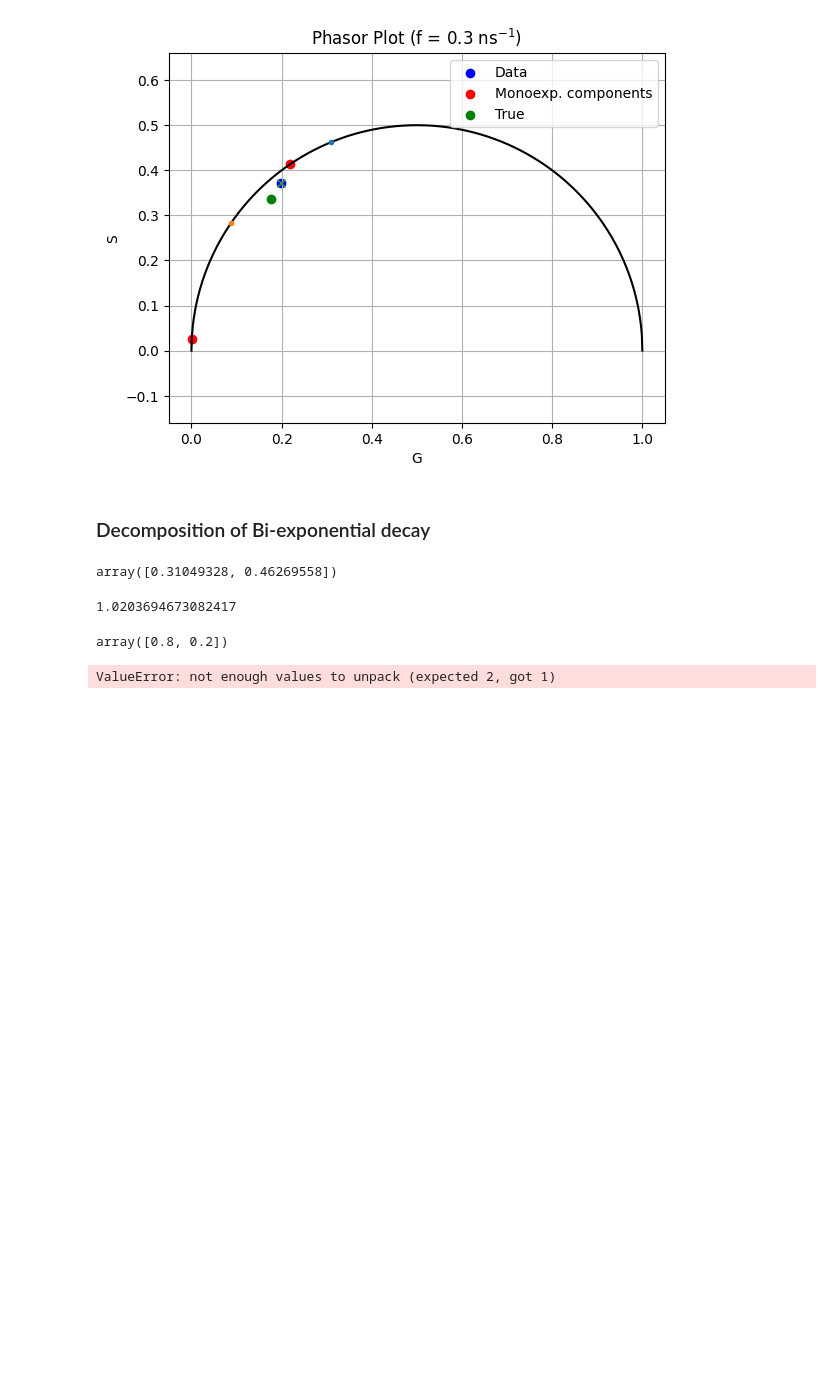
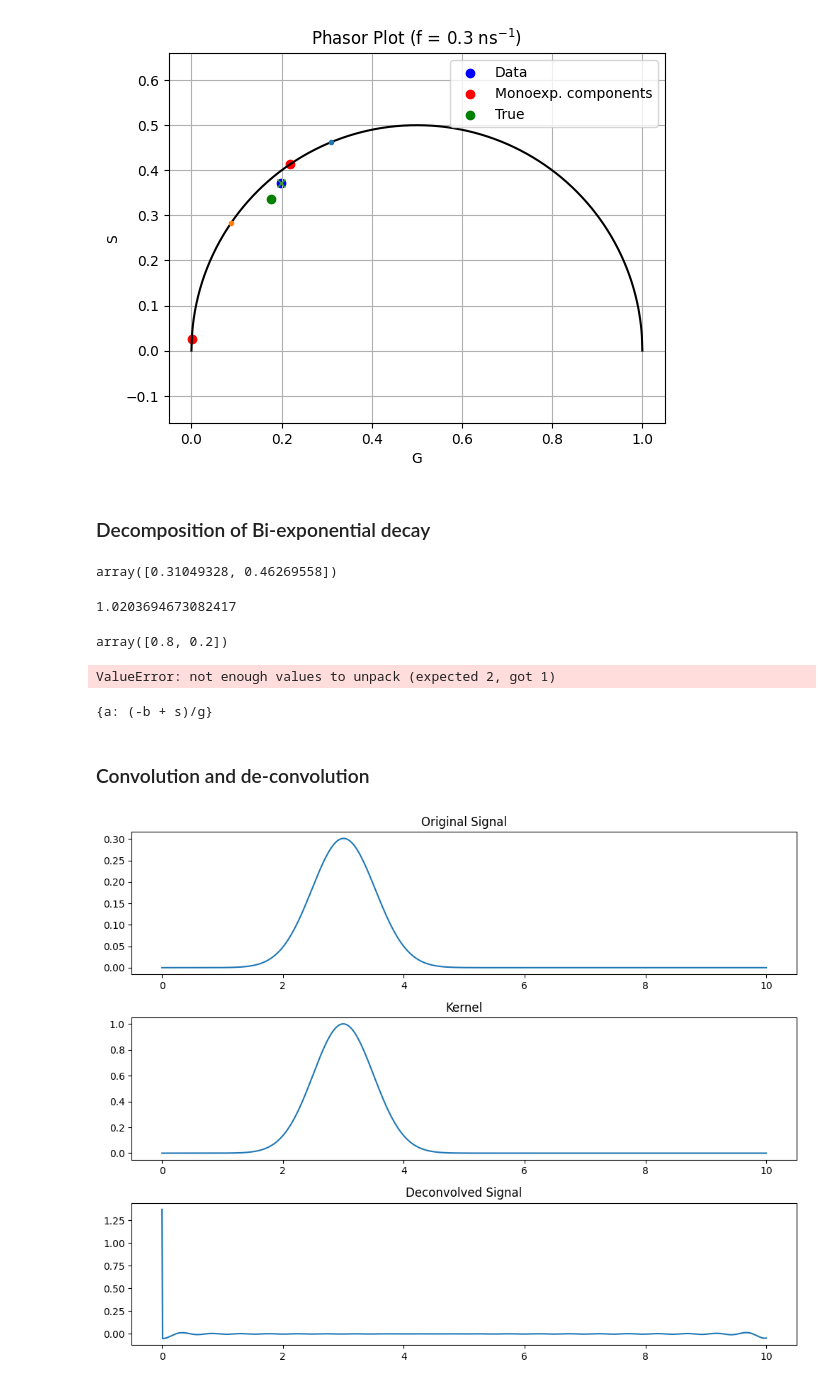
Before and after one commit to ngcnpeter/Y3_Group_Project_2B, a Jupyter notebook: TCSPC-simulation/2Bsimulation.ipynb, the cells around one changed output. Saved outputs shown, nothing was run; the diff lists cells and outputs as text; code cells hidden in the pictures; blank space fills up the shorter version.

```diff
--- a/TCSPC-simulation/2Bsimulation.ipynb
+++ b/TCSPC-simulation/2Bsimulation.ipynb
@@ -385,3 +377,44 @@ a,b = solve((eq3,eq4),(a,b))
 print(r1)
 # %% [output]
 ValueError: not enough values to unpack (expected 2, got 1)
+# %%
+solve((eq3,eq4),(a,b))
+# %% [output]
+{a: (-b + s)/g}
+# %% [markdown]
+### Convolution and de-convolution
+# %%
+
+# Example data
+x = np.linspace(0, 10, 1000)
+original_signal = np.exp(-(x - 5)**2 / 0.05)  # Original signal
+kernel = np.exp(-(x - 3)**2 / 0.5)  # Kernel
+result_signal = np.convolve(original_signal,kernel,'same')/np.sum(kernel)
+# Perform Fourier transforms
+signal_freq = np.fft.fft(result_signal)
+kernel_freq = np.fft.fft(kernel)
+
+# Deconvolve in the frequency domain
+deconvolved_freq = signal_freq / kernel_freq
+
+# Inverse Fourier transform to obtain the deconvolved signal
+deconvolved_signal = np.fft.ifft(deconvolved_freq)
+
+# Plot the original signal, kernel, and deconvolved signal
+plt.figure(figsize=(10, 8))
+plt.subplot(3, 1, 1)
+plt.plot(x, result_signal)
+plt.title('Original Signal')
+
+plt.subplot(3, 1, 2)
+plt.plot(x, kernel)
+plt.title('Kernel')
+
+plt.subplot(3, 1, 3)
+plt.plot(x, np.real(deconvolved_signal))
+plt.title('Deconvolved Signal')
+
+plt.tight_layout()
+plt.show()
+# %% [output]
+[figure, added]
```
Also changed, not shown: parts of 4 cells of this notebook, 3 other files.
